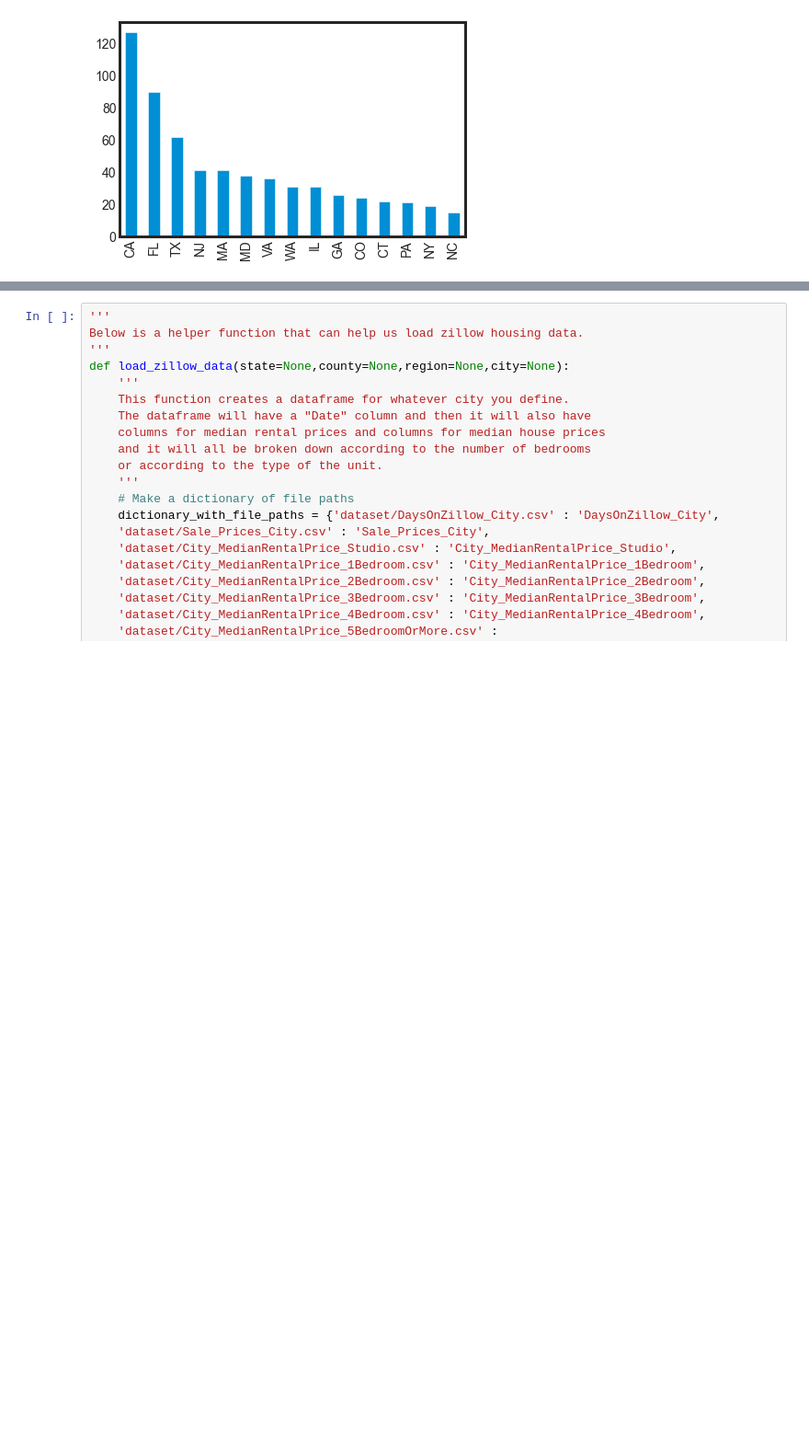
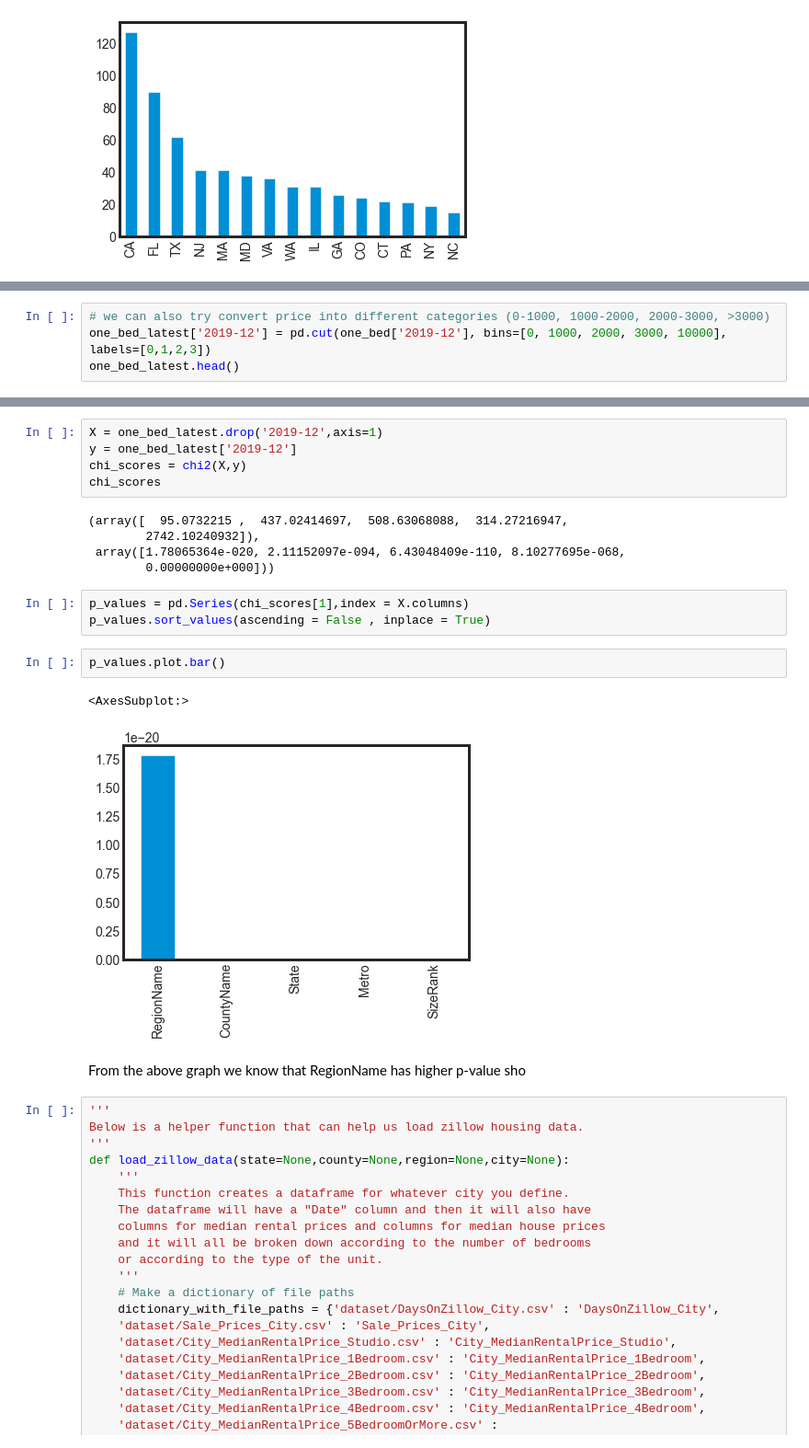
Before and after one commit to edtsoi430/05839-final-project, a Jupyter notebook: eda.ipynb, the cells around one changed output, grey strips where cells are left out. Shown at 92% size. Saved outputs shown, nothing was run; the diff lists cells and outputs as text; blank space fills up the shorter version.

```diff
--- a/eda.ipynb
+++ b/eda.ipynb
@@ -132,0 +153,4 @@ one_bed['State'].value_counts().head(15).plot.bar()
+# %%
+# we can also try convert price into different categories (0-1000, 1000-2000, 2000-3000, >3000)
+one_bed_latest['2019-12'] = pd.cut(one_bed['2019-12'], bins=[0, 1000, 2000, 3000, 10000], labels=[0,1,2,3])
+one_bed_latest.head()
@@ -133,3 +164,23 @@ one_bed['State'].value_counts().head(15).plot.bar()
+# %%
+X = one_bed_latest.drop('2019-12',axis=1)
+y = one_bed_latest['2019-12']
+chi_scores = chi2(X,y)
+chi_scores
+# %% [output]
+(array([  95.0732215 ,  437.02414697,  508.63068088,  314.27216947,
+        2742.10240932]),
+ array([1.78065364e-020, 2.11152097e-094, 6.43048409e-110, 8.10277695e-068,
+        0.00000000e+000]))
+# %%
+p_values = pd.Series(chi_scores[1],index = X.columns)
+p_values.sort_values(ascending = False , inplace = True)
+# %%
+p_values.plot.bar()
+# %% [output]
+<AxesSubplot:>
+[figure, added]
+# %% [markdown]
+From the above graph we know that RegionName has higher p-value sho
 # %%
 '''
 Below is a helper function that can help us load zillow housing data.
```
Also changed, not shown: parts of 6 cells of this notebook.
